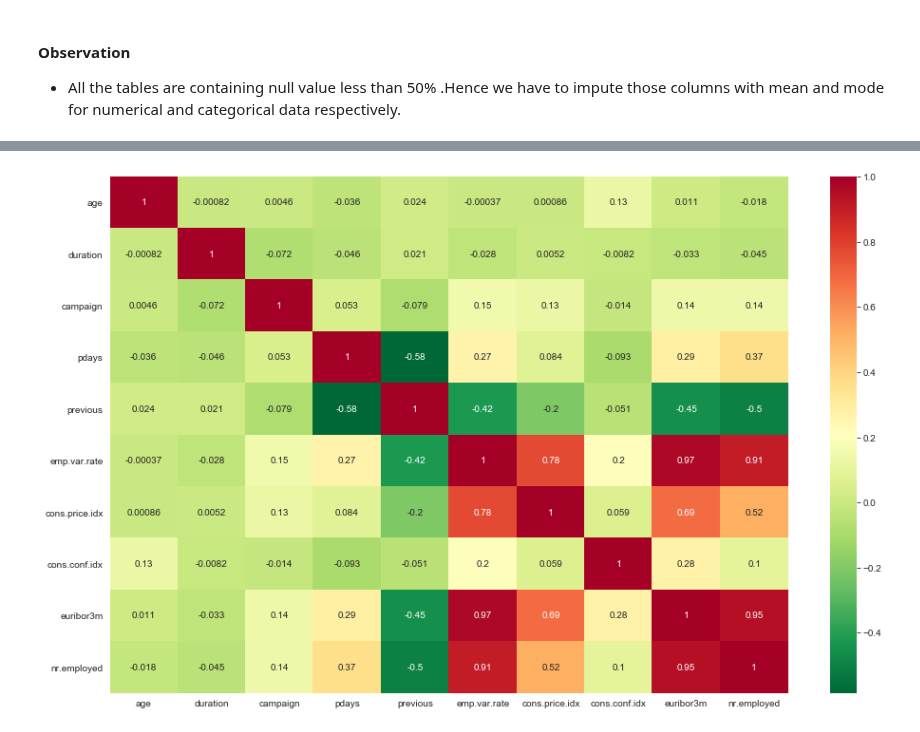
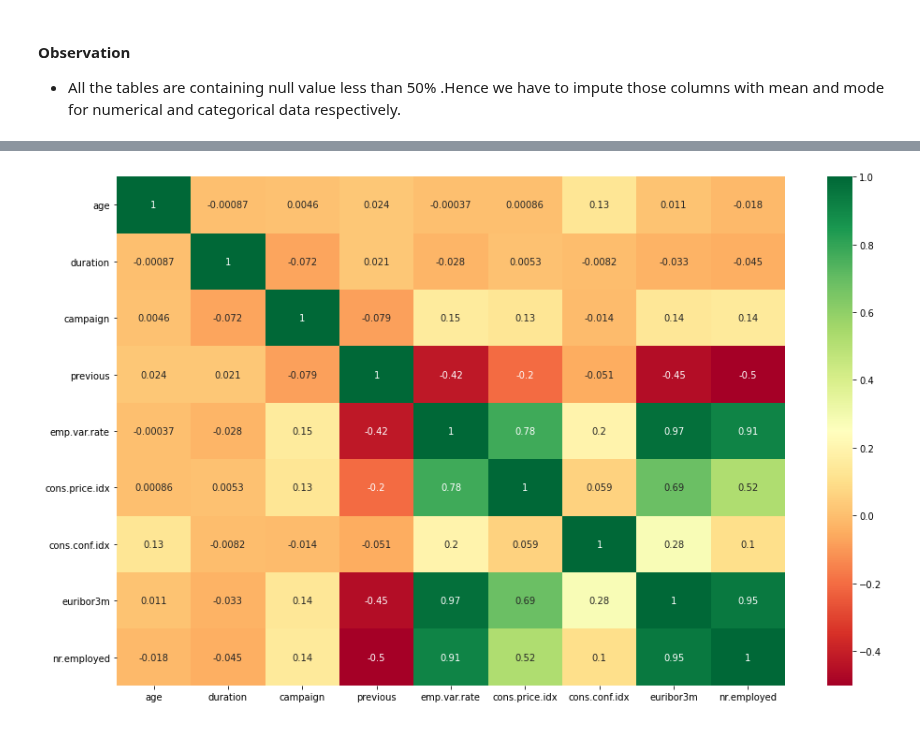
Before and after one commit to bikashm-automation/Bank-Subscription-Analysis, a Jupyter notebook: banking-subscription-analysis.ipynb, the cells around one changed output, grey strips where cells are left out. Drawn from its saved outputs; the diff is of its cells as text; code cells hidden in the pictures.

```diff
--- a/banking-subscription-analysis.ipynb
+++ b/banking-subscription-analysis.ipynb
@@ -207,7 +297,6 @@ categorical_analysis(data.select_dtypes(include='object').columns,data)
-# %%
-data.replace('unknown', np.nan, inplace=True)
-# %%
-data.replace(999, np.nan, inplace=True)
+# %%
+data.fillna(data.select_dtypes(include='number').median(), inplace=True)
+data.fillna(data.select_dtypes(include='object').mode().iloc[0], inplace=True)
 # %%
 (100*data.isnull().sum()/len(data)).round(2)
 # %% [output]
@@ -238,2 +341,0 @@ data.fillna(data.select_dtypes(include='object').mode().iloc[0], inplace=True)
-# %%
-data.fillna(data.select_dtypes(include='number').median().iloc[0], inplace=True)
@@ -269,6 +342,6 @@ data.head()
-# %%
-plt.figure(figsize=(16,10))
-sns.heatmap(data.corr(), annot=True, cmap="RdYlGn_r")
-plt.show()
-# %% [output]
-[figure, removed]
+# %%
+plt.figure(figsize=(16,10))
+sns.heatmap(data.corr(), annot=True, cmap="RdYlGn")
+plt.show()
+# %% [output]
+[figure, added]
```
Also changed, not shown: parts of 113 cells of this notebook.
